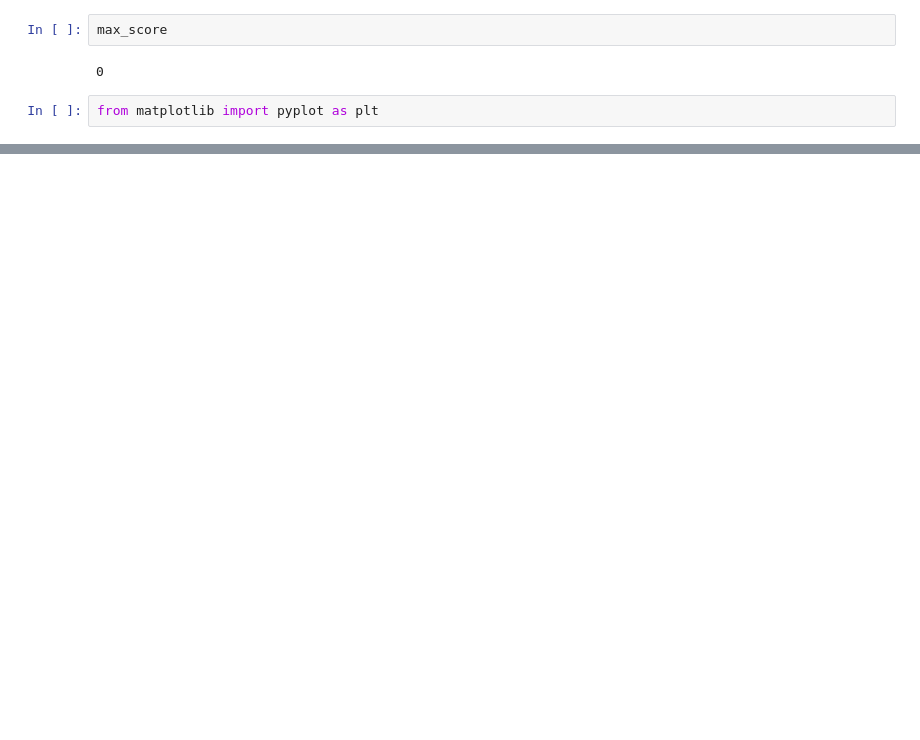
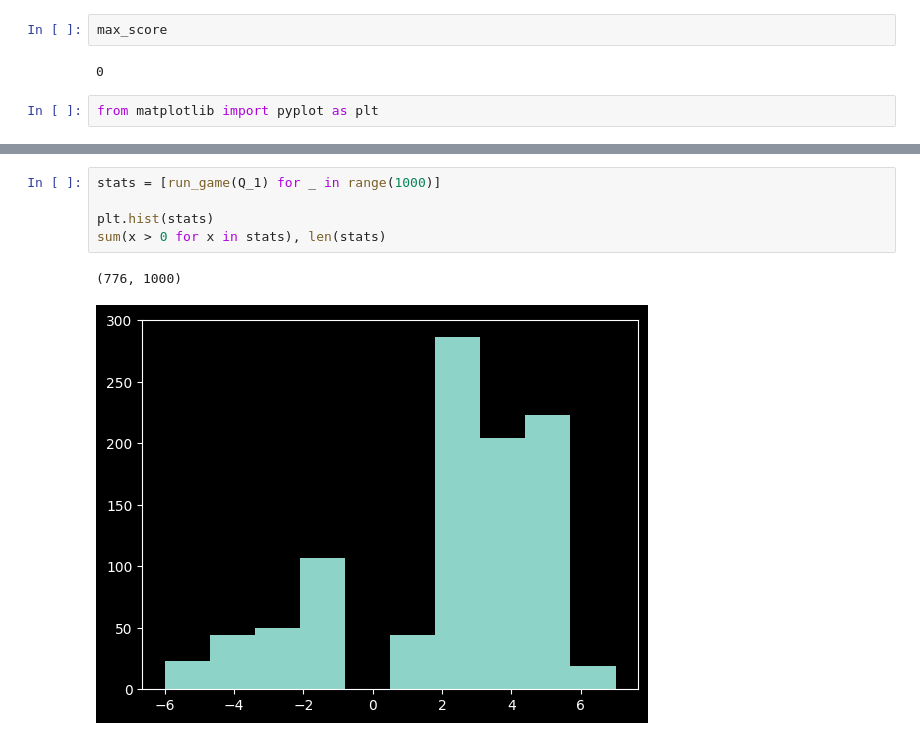
Before and after one commit to YeetTheFirst21/checkersRL, a Jupyter notebook: jupyter/double_q_learning.ipynb, the cells around one changed output, grey strips where cells are left out. Saved outputs shown, nothing was run; the diff lists cells and outputs as text; blank space fills up the shorter version.

```diff
--- a/jupyter/double_q_learning.ipynb
+++ b/jupyter/double_q_learning.ipynb
@@ -414,0 +429,8 @@ torch.save(Q_2.state_dict(), "ddqn80 90 50 50 1 tuned on ddqn86.pth")
+# %%
+stats = [run_game(Q_1) for _ in range(1000)]
+
+plt.hist(stats)
+sum(x > 0 for x in stats), len(stats)
+# %% [output]
+(776, 1000)
+[figure, added]
```
Also changed, not shown: parts of 14 cells of this notebook, 2 other files.
